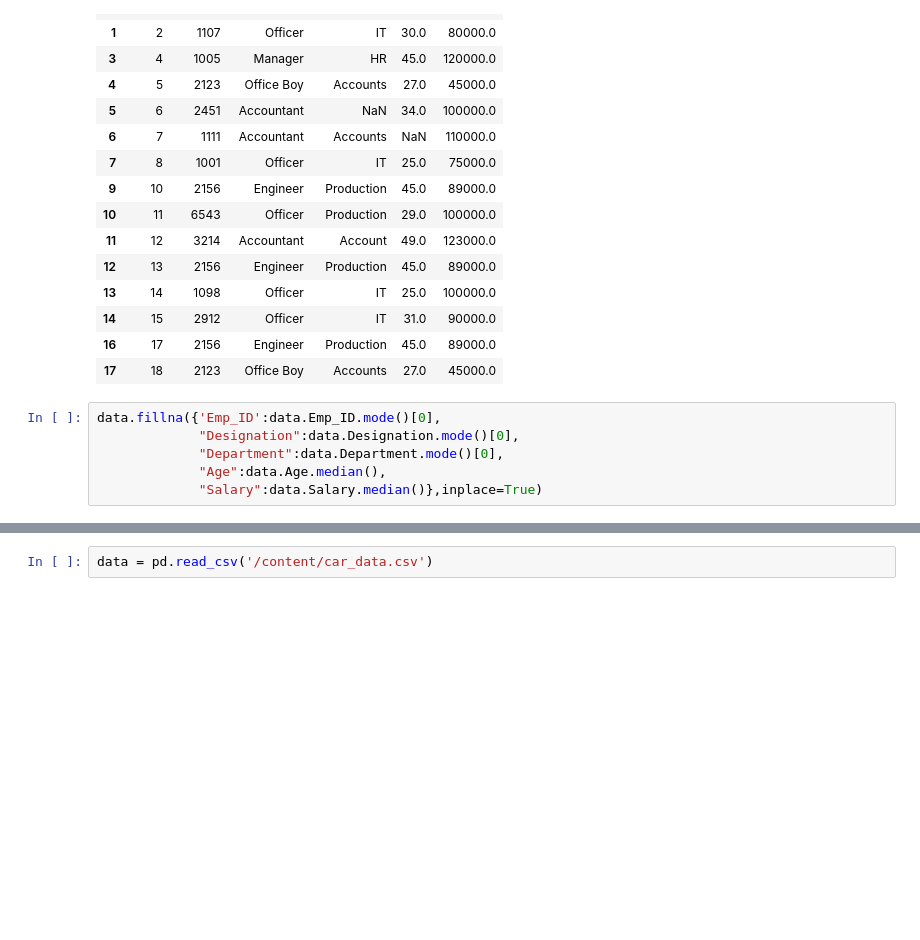
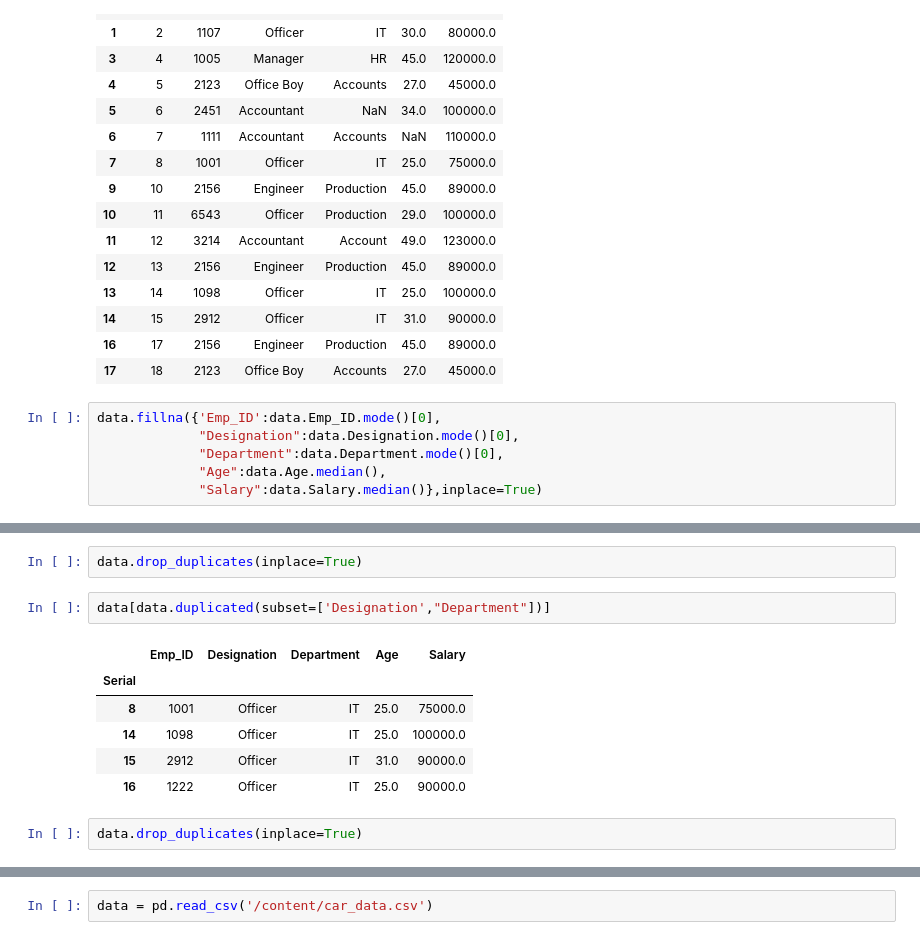
Before and after one commit to Humza134/Pandas, a Jupyter notebook: pandas/Pandas_class_5.ipynb, the cells around one changed output, grey strips where cells are left out. Drawn from its saved outputs; the diff is of its cells as text; blank space fills up the shorter version.

```diff
--- a/pandas/Pandas_class_5.ipynb
+++ b/pandas/Pandas_class_5.ipynb
@@ -338,0 +397,13 @@ data.fillna({'Emp_ID':data.Emp_ID.mode()[0],
+# %%
+data.drop_duplicates(inplace=True)
+# %%
+data[data.duplicated(subset=['Designation',"Department"])]
+# %% [output]
+|  | Emp_ID | Designation | Department | Age | Salary |
+| Serial |  |  |  |  |  |
+| 8 | 1001 | Officer | IT | 25.0 | 75000.0 |
+| 14 | 1098 | Officer | IT | 25.0 | 100000.0 |
+| 15 | 2912 | Officer | IT | 31.0 | 90000.0 |
+| 16 | 1222 | Officer | IT | 25.0 | 90000.0 |
+# %%
+data.drop_duplicates(inplace=True)
```
Also changed, not shown: parts of 27 cells of this notebook.
